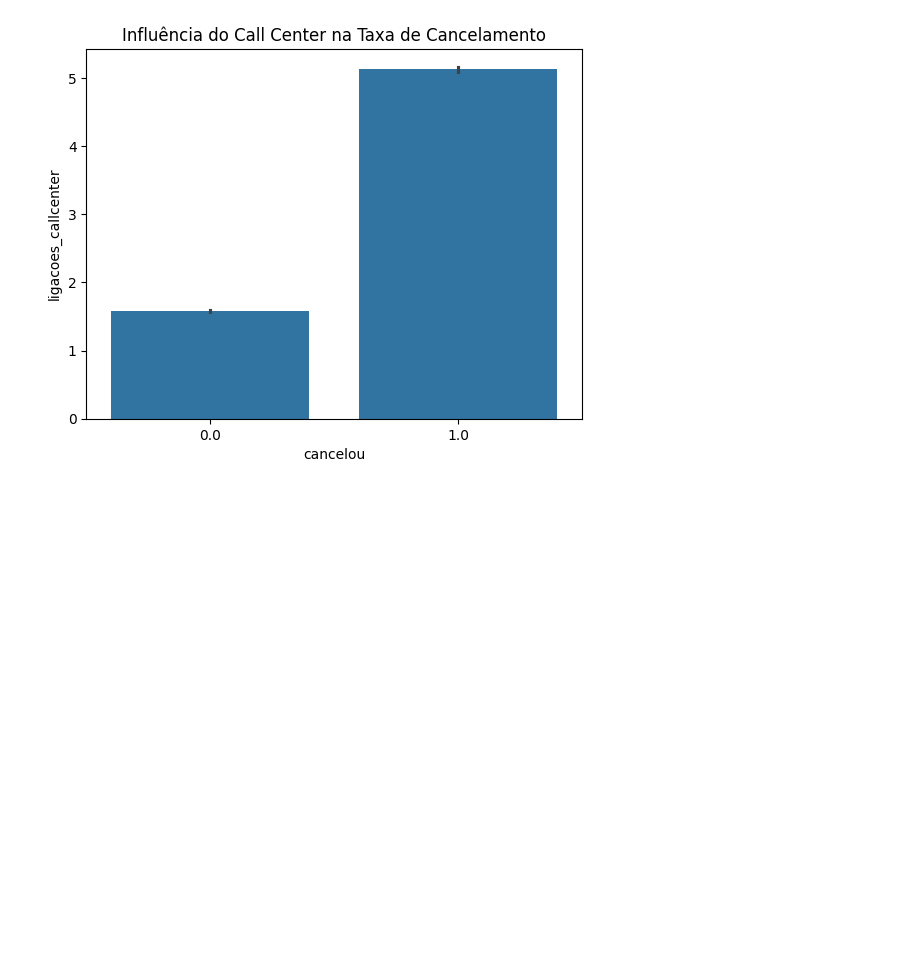
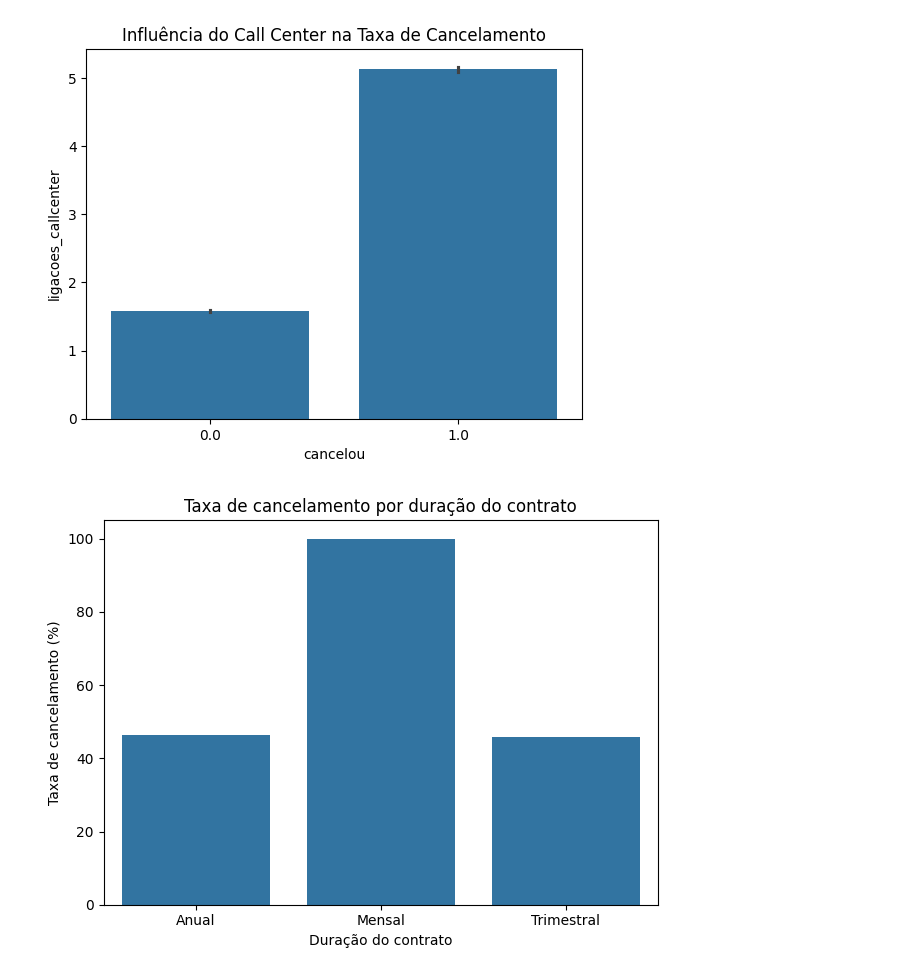
Before and after one commit to GbsOliveira/Projeto-Netflix, a Jupyter notebook: projeto.ipynb, the cells around one changed output. Drawn from its saved outputs; the diff is of its cells as text; code cells hidden in the pictures; blank space fills up the shorter version.

```diff
--- a/projeto.ipynb
+++ b/projeto.ipynb
@@ -83,3 +83,17 @@ ax.set_title('Influência do Call Center na Taxa de Cancelamento')
 # %% [output]
 Text(0.5, 1.0, 'Influência do Call Center na Taxa de Cancelamento')
 [figure]
+# %%
+# Calcular taxa de cancelamento por duração de contrato (em %)
+taxa = tabela.groupby('duracao_contrato')['cancelou'].mean().reset_index()
+taxa['cancelou'] = taxa['cancelou'] * 100
+import matplotlib.pyplot as plt
+import seaborn as sns
+ax = sns.barplot(data=taxa, x='duracao_contrato', y='cancelou')
+ax.set_title('Taxa de cancelamento por duração do contrato')
+ax.set_ylabel('Taxa de cancelamento (%)')
+ax.set_xlabel('Duração do contrato')
+plt.tight_layout()
+plt.show()
+# %% [output]
+[figure, added]
```
Also changed, not shown: parts of 2 cells of this notebook.
